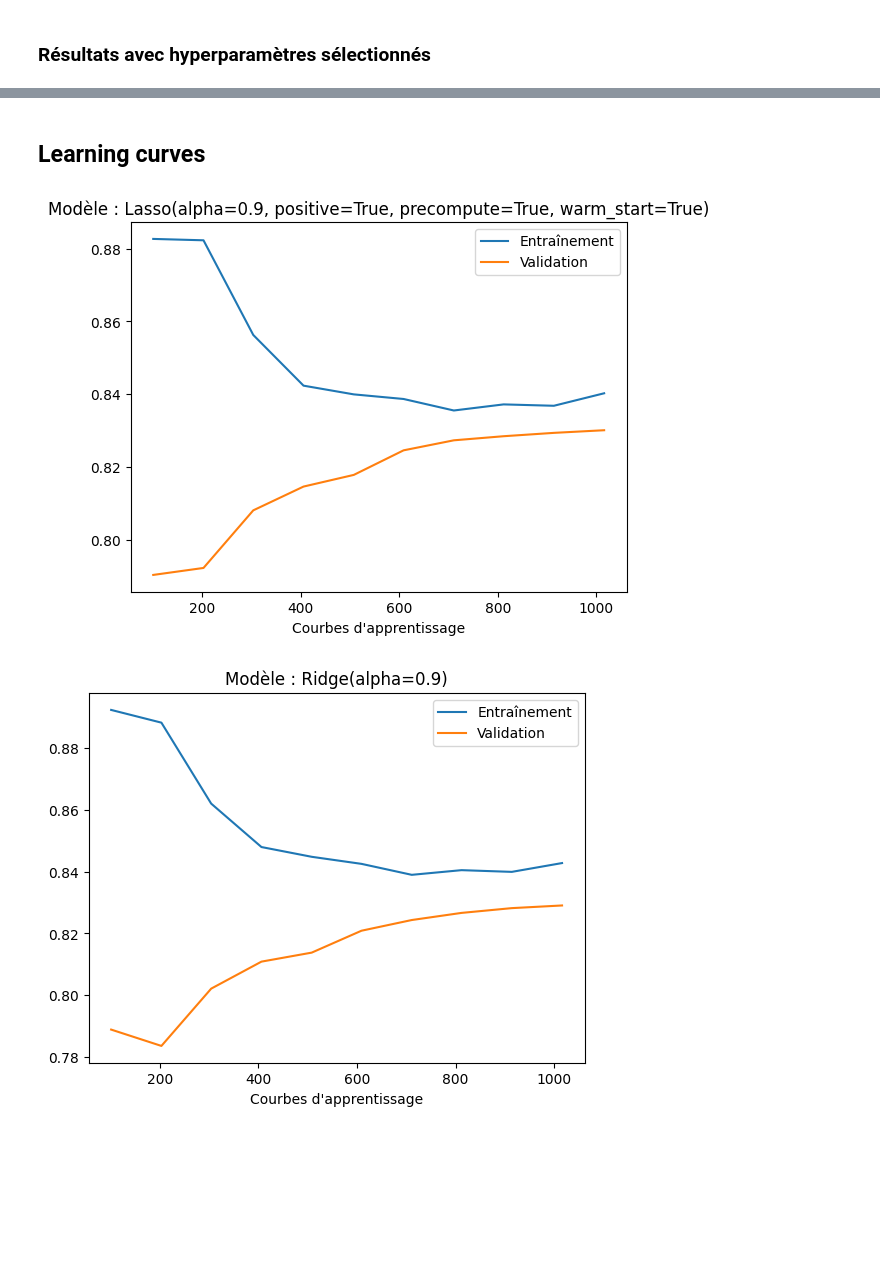
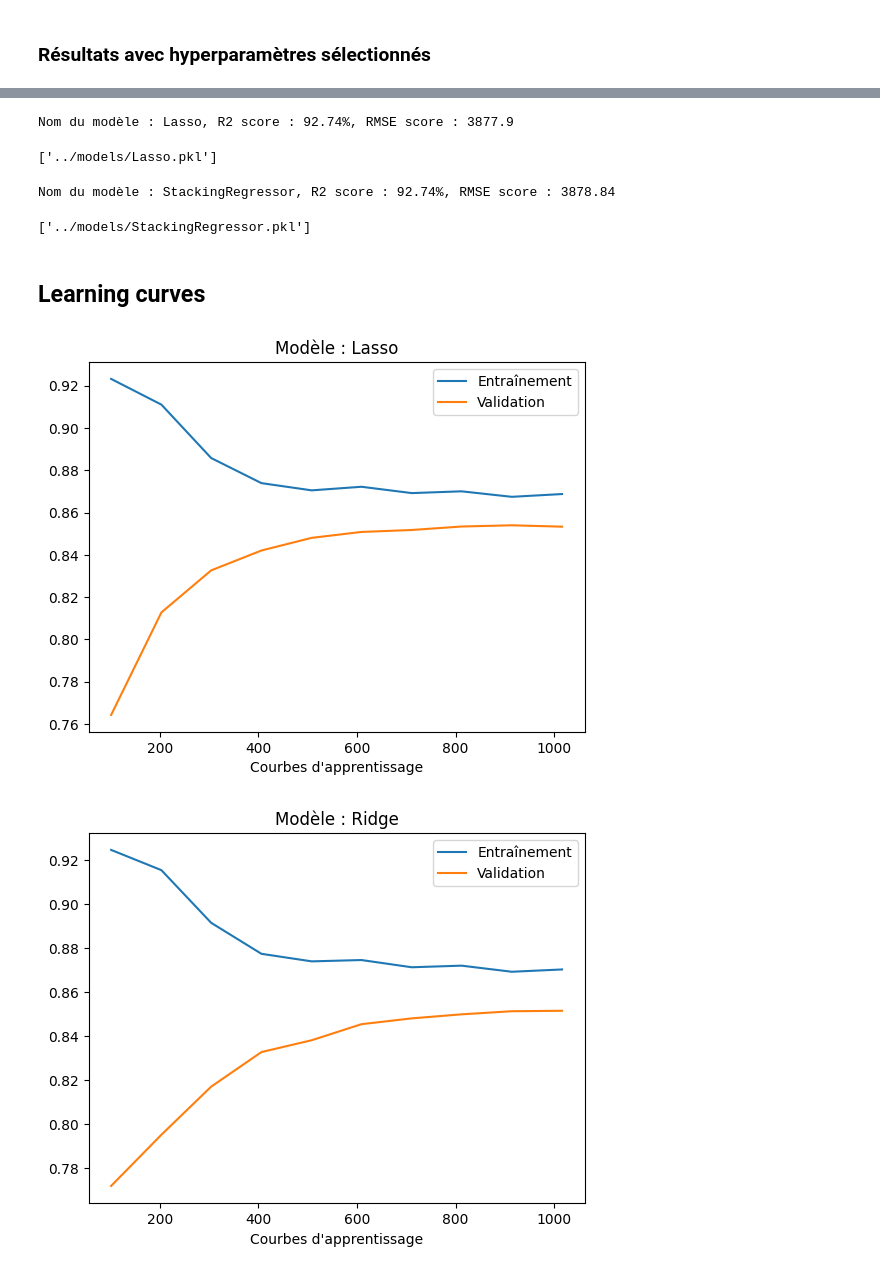
Before and after one commit to Benalieur/assurance, a Jupyter notebook: notebooks/model.ipynb, the cells around one changed output, grey strips where cells are left out. Drawn from its saved outputs; the diff is of its cells as text; code cells hidden in the pictures; blank space fills up the shorter version.

Commit message:
modele ameliore

```diff
--- a/notebooks/model.ipynb
+++ b/notebooks/model.ipynb
@@ -478,8 +103,8 @@ dummy.score(X_test, y_test)
 # %% [markdown]
 ## Création des Modèles
 # %%
-cat_var = ['smoker', 'sex', 'region']
-num_var = ['age', 'bmi']
+cat_var = ['smoker', 'sex', 'region', 'bmi']
+num_var = ['age', 'children']
 
 cat_transformer = OneHotEncoder(drop='if_binary')
 num_transformer = RobustScaler()
@@ -498,5 +123,5 @@ encoder.fit_transform(X).shape
 # %%
-models = [LinearRegression(), Lasso(), Ridge(), ElasticNet(), OrthogonalMatchingPursuit(), BayesianRidge(), ARDRegression(), PassiveAggressiveRegressor(), AdaBoostRegressor(), BaggingRegressor(), RandomForestRegressor(), ExtraTreesRegressor()]
+models = [LinearRegression(), Lasso(), Ridge(), ElasticNet(), OrthogonalMatchingPursuit(), BayesianRidge(), ARDRegression(), PassiveAggressiveRegressor(), AdaBoostRegressor(), BaggingRegressor(Lasso()), RandomForestRegressor(), ExtraTreesRegressor()]
 # %%
 for model in models:
     pipe = Pipeline([
@@ -795,25 +406,67 @@ Nom du modèle : ARDRegression(alpha_1=2e-05, alpha_2=7e-05, fit_intercept=False
+# %%
+model = Lasso(alpha=0.9, positive=True, precompute=True, warm_start=True)
+
+pipe = Pipeline([
+    ('enc', encoder),
+    ('poly', PolynomialFeatures()),
+    ('model', model)
+])
+
+pipe.fit(X_train, y_train)
+score = pipe.score(X_test, y_test)
+score = round(score,4)
+
+prediction = pipe.predict(X_test)
+score_rmse = math.sqrt(mean_squared_error(y_test, prediction))
+
+print(f"Nom du modèle : {model.__class__.__name__}, R2 score : {round(score *100, 2)}%, RMSE score : {round(score_rmse,2)}")
+
+dump(pipe, f"../models/{model.__class__.__name__}.pkl")
+# %% [output]
+Nom du modèle : Lasso, R2 score : 92.74%, RMSE score : 3877.9
+['../models/Lasso.pkl']
+# %%
+pipe = Pipeline([
+    ('enc', encoder),
+    ('poly', PolynomialFeatures()),
+    ('model', voting),
+])
+
+pipe.fit(X_train, y_train)
+score = pipe.score(X_test, y_test)
+score = round(score,4)
+
+prediction = pipe.predict(X_test)
+score_rmse = math.sqrt(mean_squared_error(y_test, prediction))
+
+print(f"Nom du modèle : {voting.__class__.__name__}, R2 score : {round(score *100, 2)}%, RMSE score : {round(score_rmse,2)}")
+
+dump(pipe, f"../models/{voting.__class__.__name__}.pkl")
+# %% [output]
+Nom du modèle : StackingRegressor, R2 score : 92.74%, RMSE score : 3878.84
+['../models/StackingRegressor.pkl']
 # %% [markdown]
 ## Learning curves
 # %%
 for model in models:
     pipe = Pipeline([
         ('enc', encoder),
         ('poly', PolynomialFeatures()),
         ('model', model),
     ])
 
     N, train_score, val_score = learning_curve(pipe, X_train, y_train, train_sizes=np.linspace(0.1,1,10), cv=5)
 
     # print(N)
     # print(train_score)
     # print(val_score)
 
     plt.plot(N, train_score.mean(axis=1), label='Entraînement')
     plt.plot(N, val_score.mean(axis=1), label='Validation')
-    plt.title(f"Modèle : {model}")
+    plt.title(f"Modèle : {model.__class__.__name__}")
     plt.xlabel('Courbes d\'apprentissage')
     plt.legend()
     plt.show()
 # %% [output]
-[figure, old version]
+[figure, new version]
-[figure, old version]
+[figure, new version]
```
Also changed, not shown: parts of 83 cells of this notebook, 6 other files.
